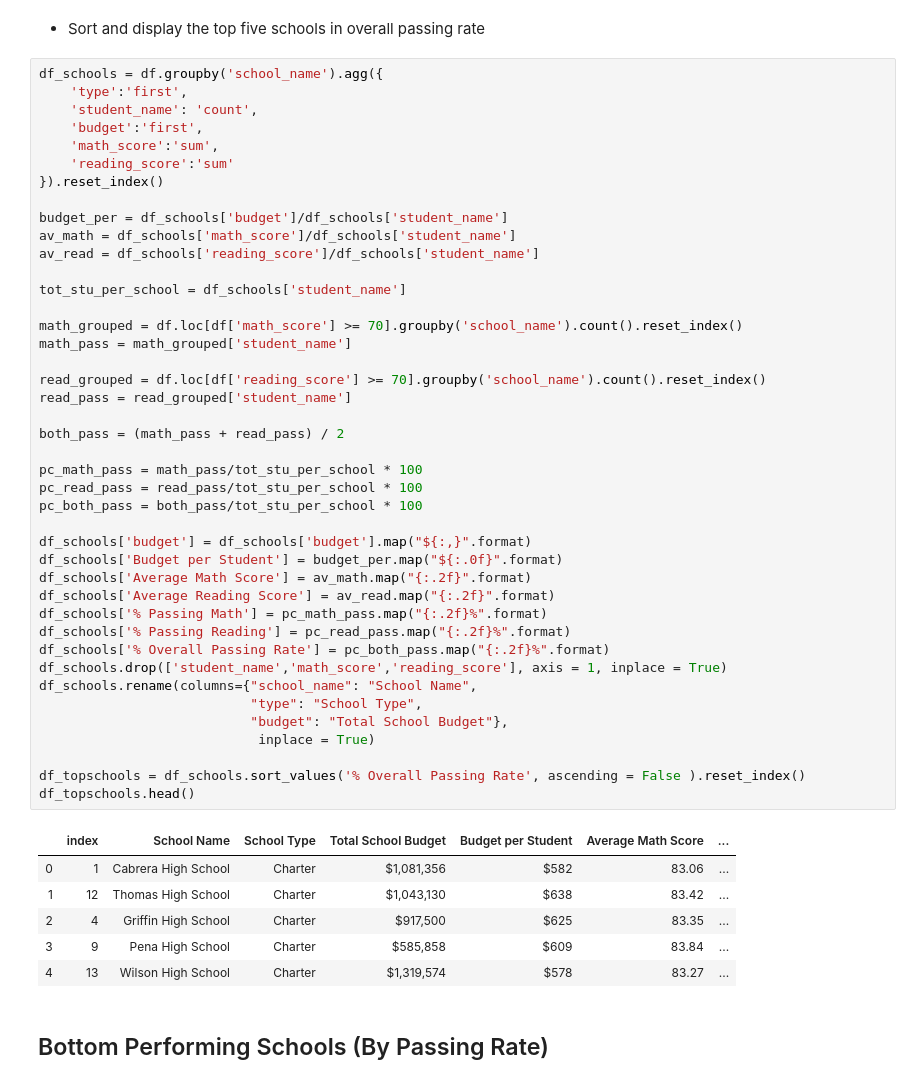
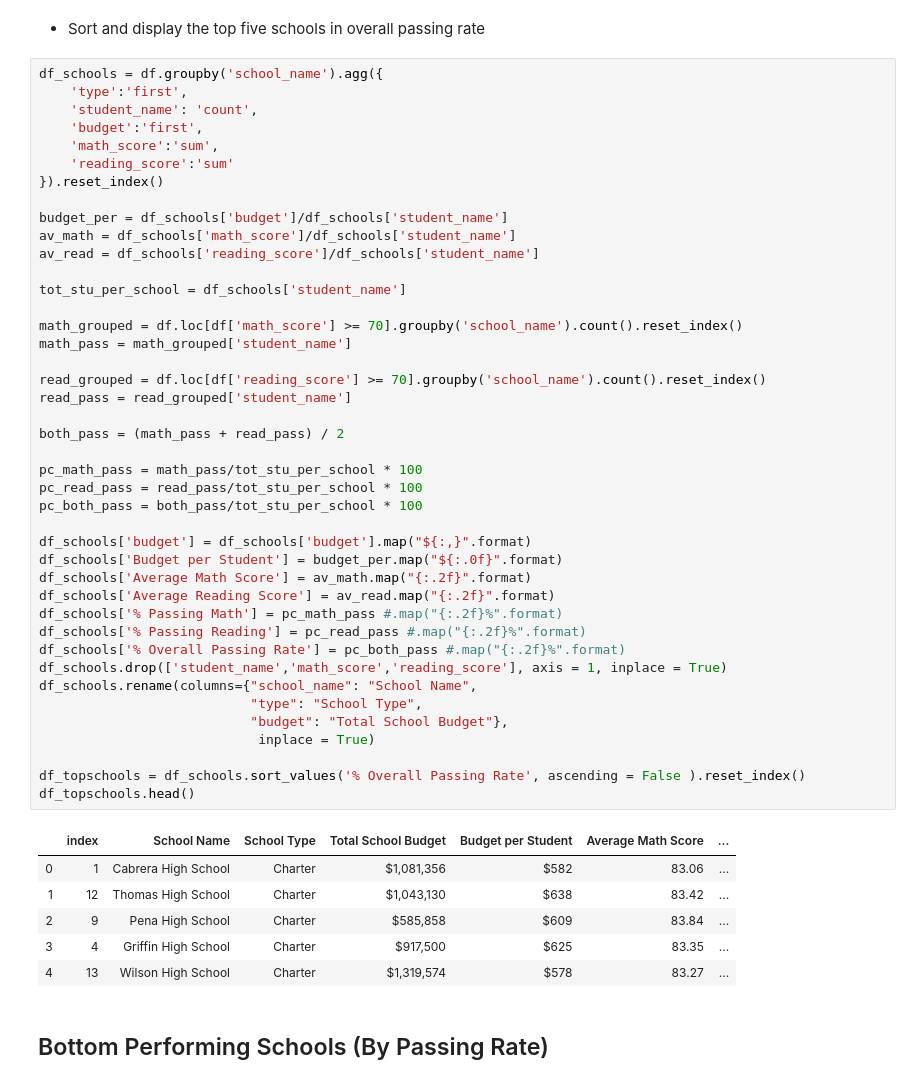
Before and after one commit to nate1mace/pandas-challenge, a Jupyter notebook: Instructions/PyCitySchools/PyCitySchools_starter.ipynb, the cells around one changed output. Saved outputs shown, nothing was run; the diff lists cells and outputs as text.

```diff
--- a/Instructions/PyCitySchools/PyCitySchools_starter.ipynb
+++ b/Instructions/PyCitySchools/PyCitySchools_starter.ipynb
@@ -115,38 +115,38 @@ av_read = df_schools['reading_score']/df_schools['student_name']
 tot_stu_per_school = df_schools['student_name']
 
 math_grouped = df.loc[df['math_score'] >= 70].groupby('school_name').count().reset_index()
 math_pass = math_grouped['student_name']
 
 read_grouped = df.loc[df['reading_score'] >= 70].groupby('school_name').count().reset_index()
 read_pass = read_grouped['student_name']
 
 both_pass = (math_pass + read_pass) / 2
 
 pc_math_pass = math_pass/tot_stu_per_school * 100
 pc_read_pass = read_pass/tot_stu_per_school * 100
 pc_both_pass = both_pass/tot_stu_per_school * 100
 
 df_schools['budget'] = df_schools['budget'].map("${:,}".format)
 df_schools['Budget per Student'] = budget_per.map("${:.0f}".format)
 df_schools['Average Math Score'] = av_math.map("{:.2f}".format)
 df_schools['Average Reading Score'] = av_read.map("{:.2f}".format)
-df_schools['% Passing Math'] = pc_math_pass.map("{:.2f}%".format)
-df_schools['% Passing Reading'] = pc_read_pass.map("{:.2f}%".format)
-df_schools['% Overall Passing Rate'] = pc_both_pass.map("{:.2f}%".format)
+df_schools['% Passing Math'] = pc_math_pass #.map("{:.2f}%".format)
+df_schools['% Passing Reading'] = pc_read_pass #.map("{:.2f}%".format)
+df_schools['% Overall Passing Rate'] = pc_both_pass #.map("{:.2f}%".format)
 df_schools.drop(['student_name','math_score','reading_score'], axis = 1, inplace = True)
 df_schools.rename(columns={"school_name": "School Name",
                            "type": "School Type",
                            "budget": "Total School Budget"},
                             inplace = True)
 
 df_topschools = df_schools.sort_values('% Overall Passing Rate', ascending = False ).reset_index()
 df_topschools.head()
 # %% [output]
 |  | index | School Name | School Type | Total School Budget | Budget per Student | Average Math Score | ... |
 | 0 | 1 | Cabrera High School | Charter | $1,081,356 | $582 | 83.06 | ... |
 | 1 | 12 | Thomas High School | Charter | $1,043,130 | $638 | 83.42 | ... |
-| 2 | 4 | Griffin High School | Charter | $917,500 | $625 | 83.35 | ... |
-| 3 | 9 | Pena High School | Charter | $585,858 | $609 | 83.84 | ... |
+| 2 | 9 | Pena High School | Charter | $585,858 | $609 | 83.84 | ... |
+| 3 | 4 | Griffin High School | Charter | $917,500 | $625 | 83.35 | ... |
 | 4 | 13 | Wilson High School | Charter | $1,319,574 | $578 | 83.27 | ... |
 # %% [markdown]
 ## Bottom Performing Schools (By Passing Rate)
```
Also changed, not shown: parts of 3 cells of this notebook.
